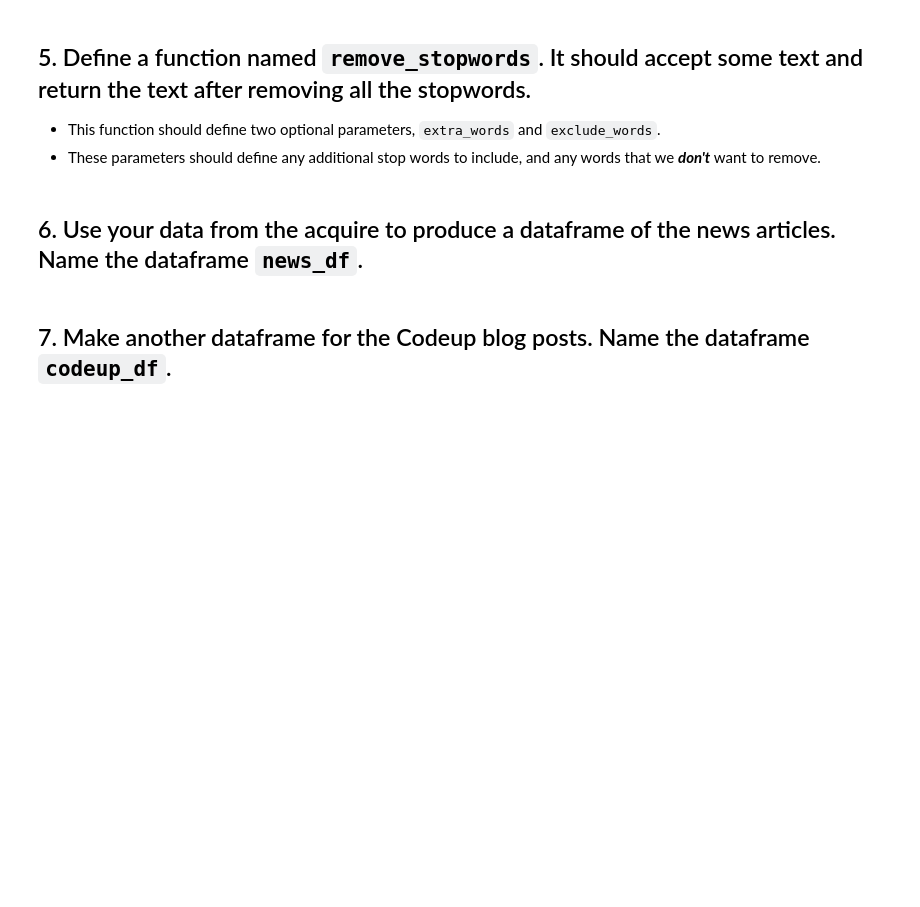
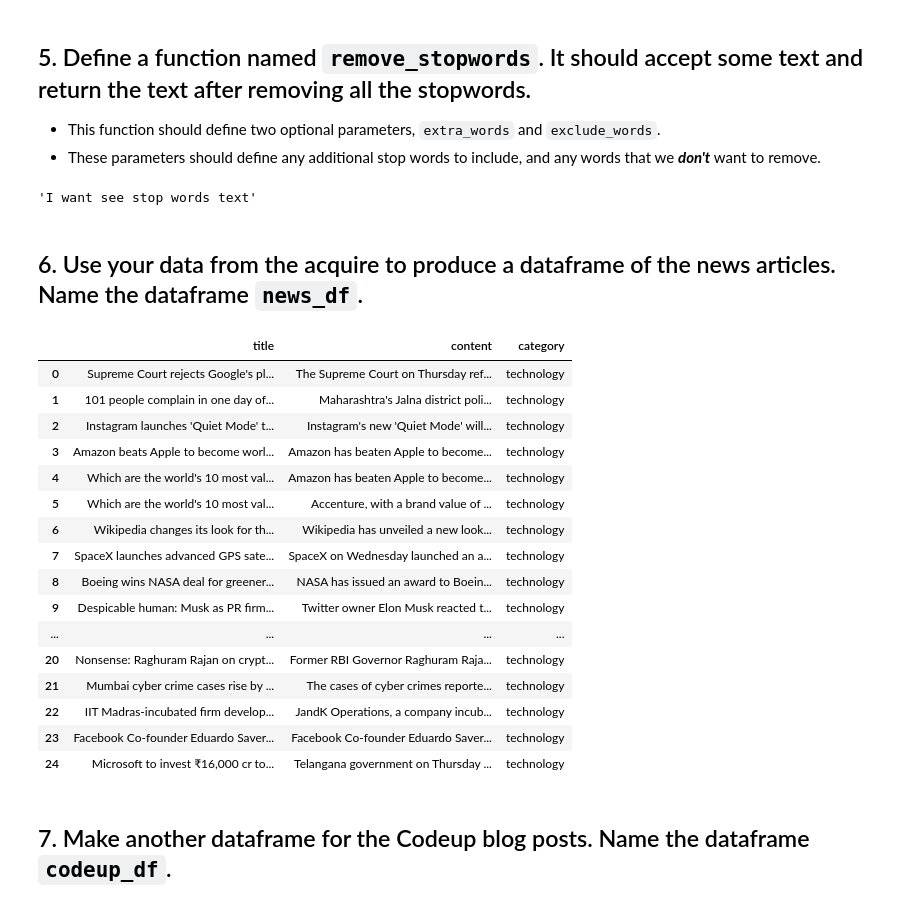
Before and after one commit to QMCBT-JustinEvans/natural-language-processing-exercises, a Jupyter notebook: prepare.ipynb, the cells around one changed output. Saved outputs shown, nothing was run; the diff lists cells and outputs as text; code cells hidden in the pictures; blank space fills up the shorter version.

````diff
--- a/prepare.ipynb
+++ b/prepare.ipynb
@@ -108,4 +163,35 @@ def remove_stopwords(string, extra_words = [], exclude_words = []):
+# %%
+remove_stopwords('I want to see the stop words out of the text', extra_words = [], exclude_words = [])
+# %% [output]
+'I want see stop words text'
 # %% [markdown]
 ## 6. Use your data from the acquire to produce a dataframe of the news articles. Name the dataframe ```news_df```.
+# %%
+import acquire as a
+url = 'https://inshorts.com/en/read'
+category_list = ['technology']
+
+articles = a.get_news_articles(url, category_list)
+# %%
+news_df = pd.DataFrame(articles)
+news_df
+# %% [output]
+|  | title | content | category |
+| 0 | Supreme Court rejects Google's pl... | The Supreme Court on Thursday ref... | technology |
+| 1 | 101 people complain in one day of... | Maharashtra's Jalna district poli... | technology |
+| 2 | Instagram launches 'Quiet Mode' t... | Instagram's new 'Quiet Mode' will... | technology |
+| 3 | Amazon beats Apple to become worl... | Amazon has beaten Apple to become... | technology |
+| 4 | Which are the world's 10 most val... | Amazon has beaten Apple to become... | technology |
+| 5 | Which are the world's 10 most val... | Accenture, with a brand value of ... | technology |
+| 6 | Wikipedia changes its look for th... | Wikipedia has unveiled a new look... | technology |
+| 7 | SpaceX launches advanced GPS sate... | SpaceX on Wednesday launched an a... | technology |
+| 8 | Boeing wins NASA deal for greener... | NASA has issued an award to Boein... | technology |
+| 9 | Despicable human: Musk as PR firm... | Twitter owner Elon Musk reacted t... | technology |
+| ... | ... | ... | ... |
+| 20 | Nonsense: Raghuram Rajan on crypt... | Former RBI Governor Raghuram Raja... | technology |
+| 21 | Mumbai cyber crime cases rise by ... | The cases of cyber crimes reporte... | technology |
+| 22 | IIT Madras-incubated firm develop... | JandK Operations, a company incub... | technology |
+| 23 | Facebook Co-founder Eduardo Saver... | Facebook Co-founder Eduardo Saver... | technology |
+| 24 | Microsoft to invest ₹16,000 cr to... | Telangana government on Thursday ... | technology |
 # %% [markdown]
 ## 7. Make another dataframe for the Codeup blog posts. Name the dataframe ```codeup_df```.
````
Also changed, not shown: parts of 30 cells of this notebook.
